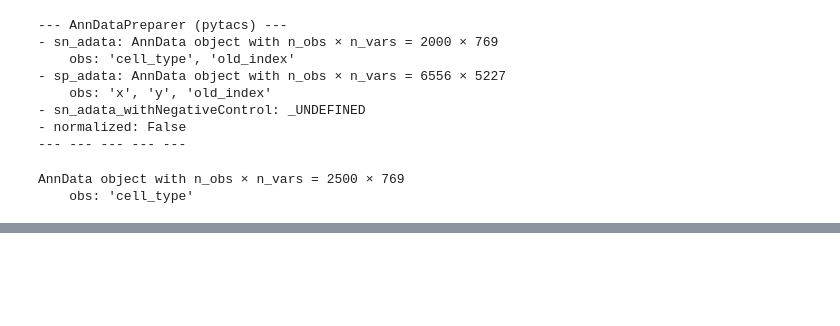
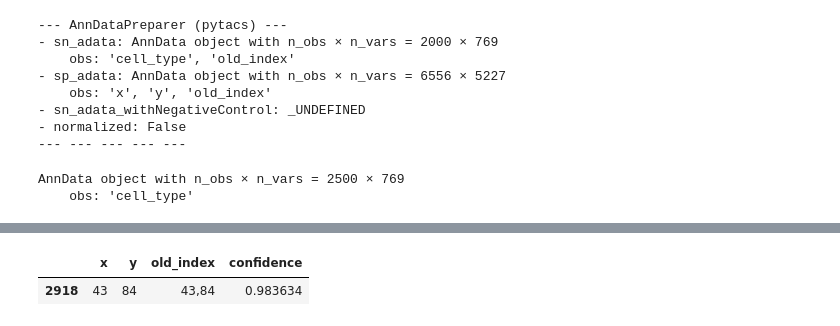
Before and after one commit to LIU-Xnd/pytacs, a Jupyter notebook: demo.ipynb, the cells around one changed output, grey strips where cells are left out. Cells and saved outputs as stored; diff of their text form; code cells hidden in the pictures; blank space fills up the shorter version.

```diff
--- a/demo.ipynb
+++ b/demo.ipynb
@@ -105,6 +118,6 @@ plt.show()
 # %%
 # Get integrated single-cell level ST data
-sp_singleCell = sph.run_getSingleCellAnnData()
+sp_singleCell = sph.run_getSingleCellAnnData(cache=True, force=True)
 # %%
 print(sp_singleCell)
 # %% [output]
@@ -127,0 +146,5 @@ Name: confidence, Length: 73, dtype: float64
+# %%
+sp_singleCell['2918',:].obs
+# %% [output]
+|  | x | y | old_index | confidence |
+| 2918 | 43 | 84 | 43,84 | 0.983634 |
```
Also changed, not shown: parts of 7 cells of this notebook, 4 other files.
